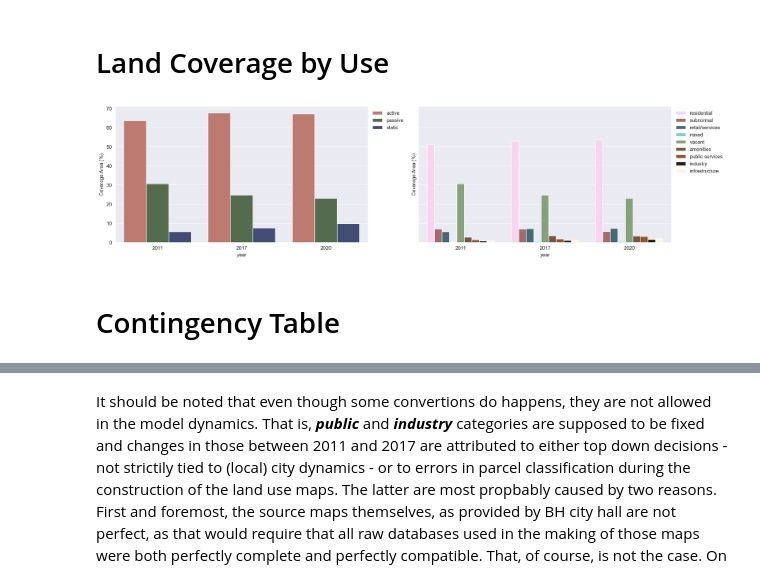
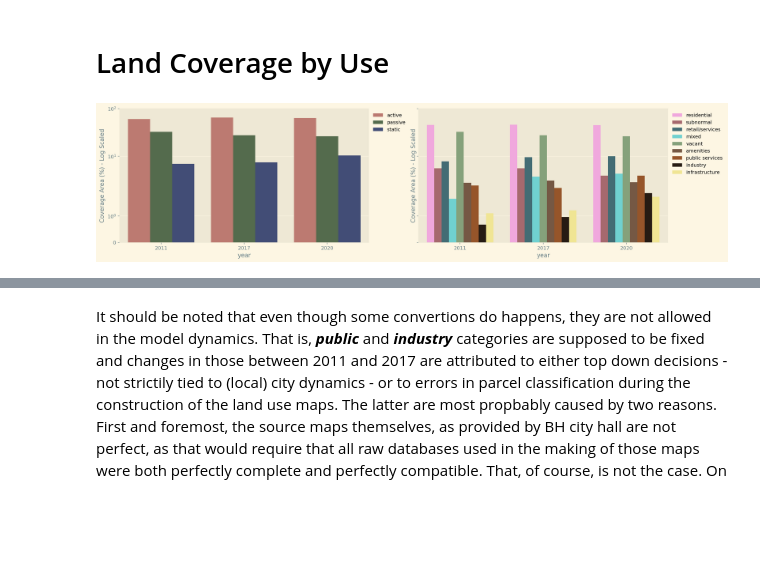
Before and after one commit to zehbrandao/thesis, a Jupyter notebook: C00_empirical_analysis_measures.ipynb, the cells around one changed output, grey strips where cells are left out. Cells and saved outputs as stored; diff of their text form; code cells hidden in the pictures; blank space fills up the shorter version.

```diff
--- a/C00_empirical_analysis_measures.ipynb
+++ b/C00_empirical_analysis_measures.ipynb
@@ -42,4 +41,4 @@ db_folder = pathlib.Path(db_folder)
 out_folder = os.environ.get('OUT_FOLDER')
 out_folder = pathlib.Path(out_folder)
 # %%
-map_res = 9
+map_res = 11
@@ -149,47 +164,50 @@ def _get_palette(which):
 # %%
-def _agg_cells_by_use(gdf, group_on, total_cells):
+def _get_lu_coverage(gdf, lu_col, total_cells):
     def _pct_by_use(col):
         return len(col) / total_cells * 100
+    gdf['pct'] = 1
 
-    summary = pd.pivot_table(gdf,
-                             index=['year', group_on],
-                             aggfunc=_pct_by_use)
-
-
-    return summary.reset_index()
-
+    return (pd.pivot_table(gdf,
+                           index=['year', lu_col],
+                           aggfunc=_pct_by_use)
+              .pct
+              .reset_index())
 
 
 def summarize_land_use_extentions(gdf):
     """The number of cells in the study area is constant
     in each map, the only thing that changes is their composition.
     Thus, this function plots the relative number of cells that
     each land use occupies.
     """
-    # I took the 0th index, but any would do, as cell count is constant
-    total_cells = gdf.year.value_counts()[0]
-
-    sns.set_style('darkgrid')
+    plt.style.use('Solarize_Light2')
     f, axes = plt.subplots(ncols=2, figsize=(20, 5), sharey=True)
 
+    # TO DO: consider inserting a check to ensure that each
+    # year has the same number o cells. They should.
+    total_cells = len(gdf) / 3
     for i, each in enumerate(['category', 'use']):
-        summary = _agg_cells_by_use(gdf, each, total_cells)
+        areas = _get_lu_coverage(gdf, each, total_cells)
 
         ax = axes[i]
-        sns.barplot(data=summary,
+        sns.barplot(data=areas,
                     x='year',
-                    y=gdf.columns[0],
+                    y='pct',
                     hue=each,
                     palette=_get_palette(each),
                     ax=ax)
+
         ax.legend(bbox_to_anchor=(1,1),
                   loc='upper left',
                   frameon=False)
-        ax.set_ylabel('Coverage Area (%)')
+
+        ax.set_ylabel('Coverage Area (%) - Log Scaled')
+        ax.set_ylim(bottom=0, top=100)
+        ax.set_yscale('symlog')
+
+    gdf.drop(columns='pct', inplace=True)
 
 
 summarize_land_use_extentions(hexes)
 # %% [output]
-[figure, old version]
+[figure, new version]
-# %% [markdown]
-# Contingency Table
```
Also changed, not shown: parts of 58 cells of this notebook, 7 other files.
